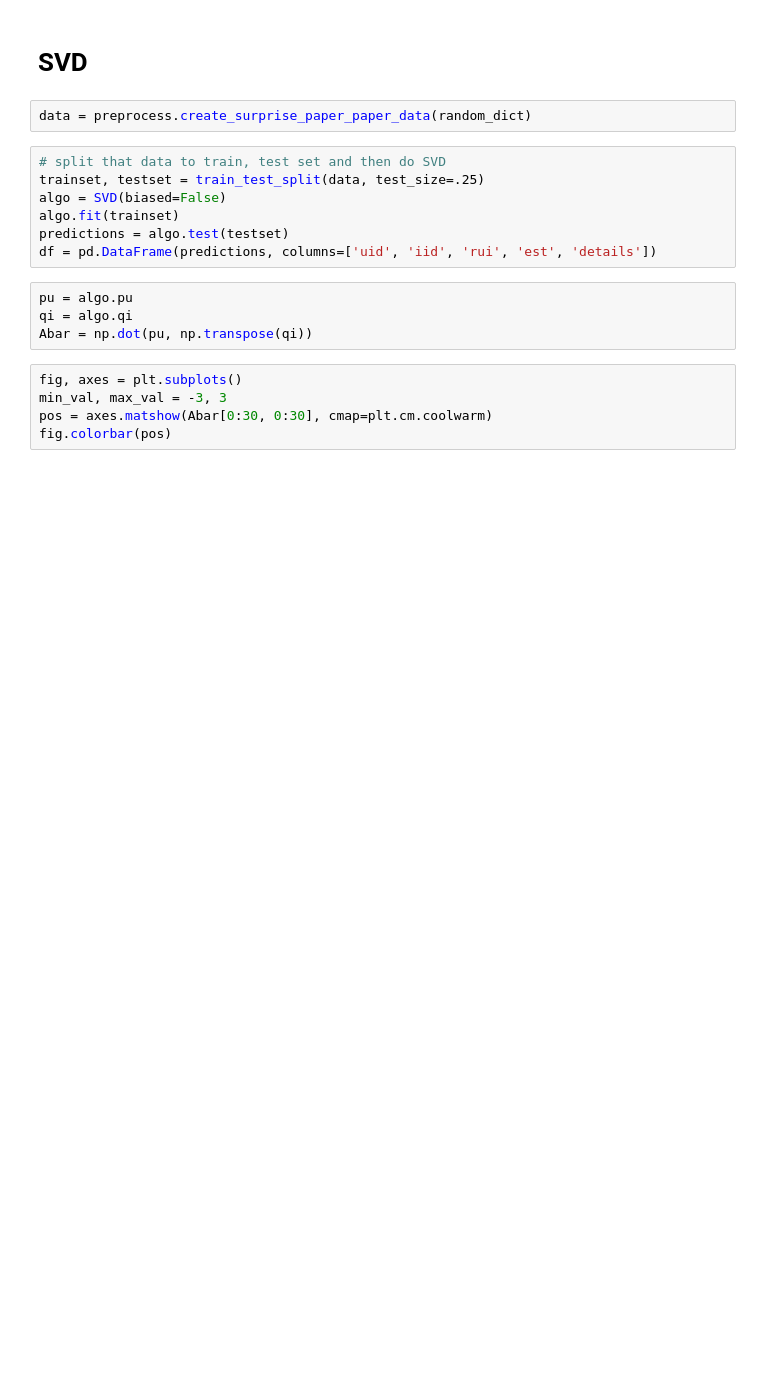
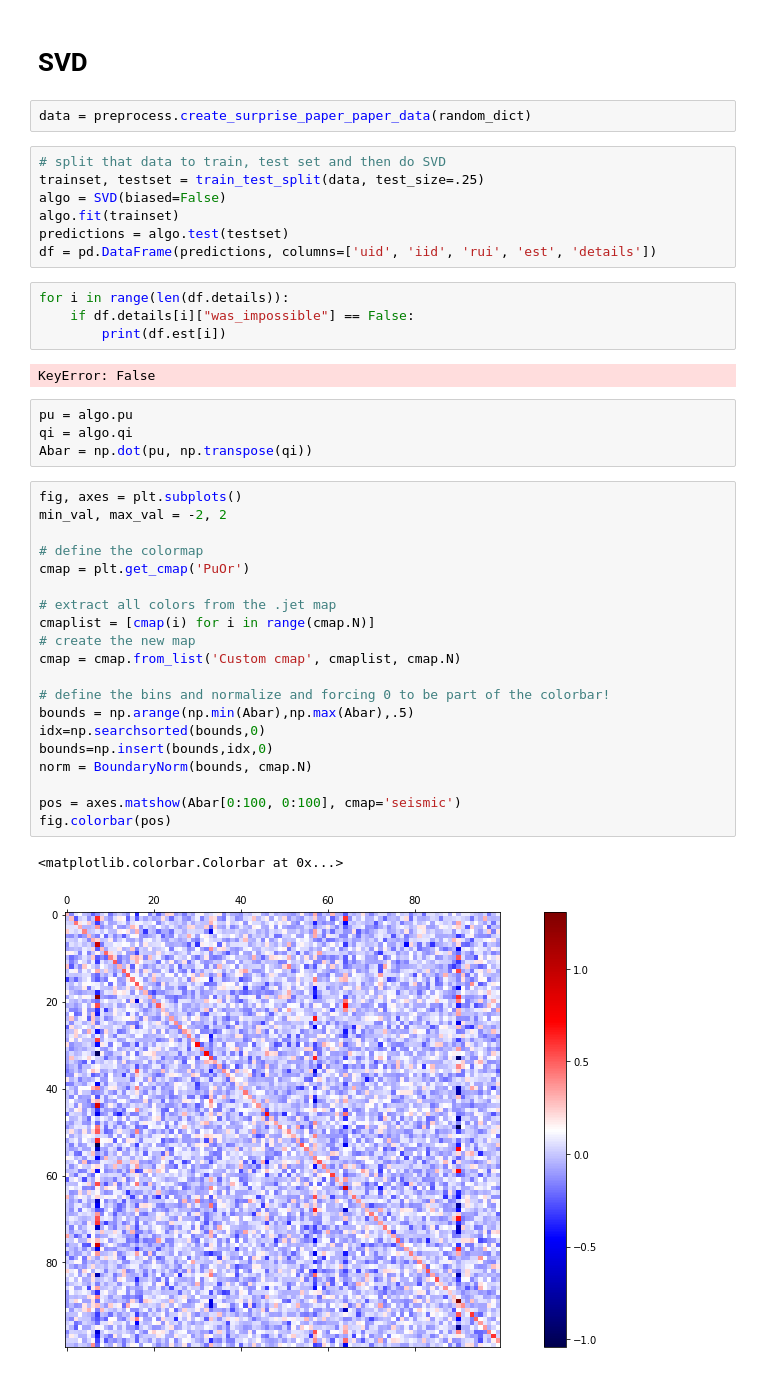
Before and after one commit to jpatrickpark/1003-project, a Jupyter notebook: data_visualizaion.ipynb, the cells around one changed output. Saved outputs shown, nothing was run; the diff lists cells and outputs as text; blank space fills up the shorter version.

```diff
--- a/data_visualizaion.ipynb
+++ b/data_visualizaion.ipynb
@@ -54,12 +58,36 @@ algo = SVD(biased=False)
 algo.fit(trainset)
 predictions = algo.test(testset)
 df = pd.DataFrame(predictions, columns=['uid', 'iid', 'rui', 'est', 'details'])
+# %%
+for i in range(len(df.details)):
+    if df.details[i]["was_impossible"] == False:
+        print(df.est[i])
+# %% [output]
+KeyError: False
 # %%
 pu = algo.pu
 qi = algo.qi
 Abar = np.dot(pu, np.transpose(qi))
-# %%
-fig, axes = plt.subplots()
-min_val, max_val = -3, 3
-pos = axes.matshow(Abar[0:30, 0:30], cmap=plt.cm.coolwarm)
-fig.colorbar(pos)
+# %%
+fig, axes = plt.subplots()
+min_val, max_val = -2, 2
+
+# define the colormap
+cmap = plt.get_cmap('PuOr')
+
+# extract all colors from the .jet map
+cmaplist = [cmap(i) for i in range(cmap.N)]
+# create the new map
+cmap = cmap.from_list('Custom cmap', cmaplist, cmap.N)
+
+# define the bins and normalize and forcing 0 to be part of the colorbar!
+bounds = np.arange(np.min(Abar),np.max(Abar),.5)
+idx=np.searchsorted(bounds,0)
+bounds=np.insert(bounds,idx,0)
+norm = BoundaryNorm(bounds, cmap.N)
+
+pos = axes.matshow(Abar[0:100, 0:100], cmap='seismic')
+fig.colorbar(pos)
+# %% [output]
+<matplotlib.colorbar.Colorbar at 0x...>
+[figure, added]
```
Also changed, not shown: parts of 4 cells of this notebook.
